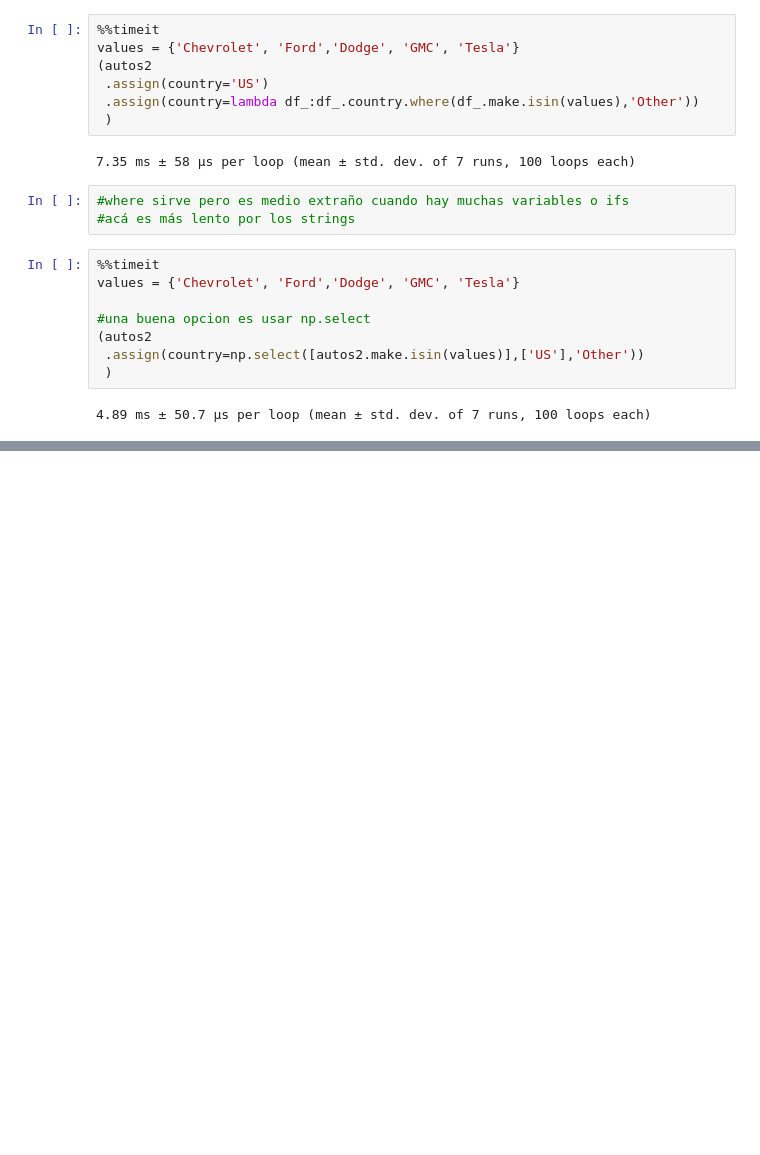
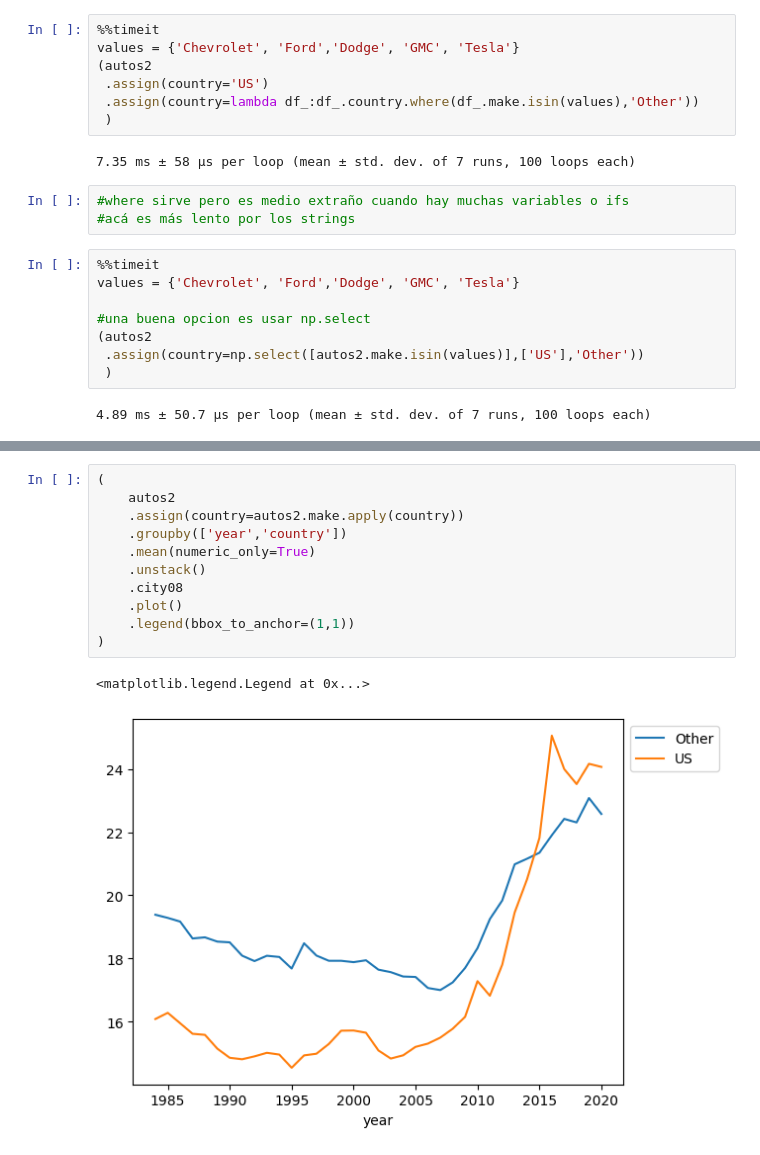
Before and after one commit to ferrandonea/pandas_tips, a Jupyter notebook: pandas_chaining_eff.ipynb, the cells around one changed output, grey strips where cells are left out. Saved outputs shown, nothing was run; the diff lists cells and outputs as text; blank space fills up the shorter version.

```diff
--- a/pandas_chaining_eff.ipynb
+++ b/pandas_chaining_eff.ipynb
@@ -874,0 +1052,14 @@ values = {'Chevrolet', 'Ford','Dodge', 'GMC', 'Tesla'}
+# %%
+(
+    autos2
+    .assign(country=autos2.make.apply(country))
+    .groupby(['year','country'])
+    .mean(numeric_only=True)
+    .unstack()
+    .city08
+    .plot()
+    .legend(bbox_to_anchor=(1,1))
+)
+# %% [output]
+<matplotlib.legend.Legend at 0x...>
+[figure, added]
```
Also changed, not shown: parts of 13 cells of this notebook.
